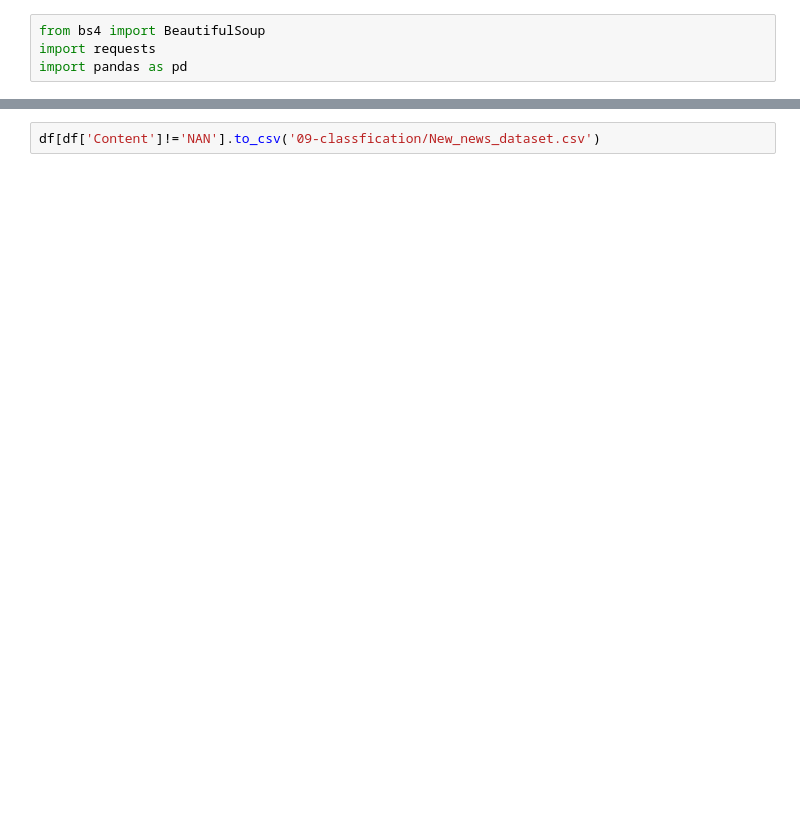
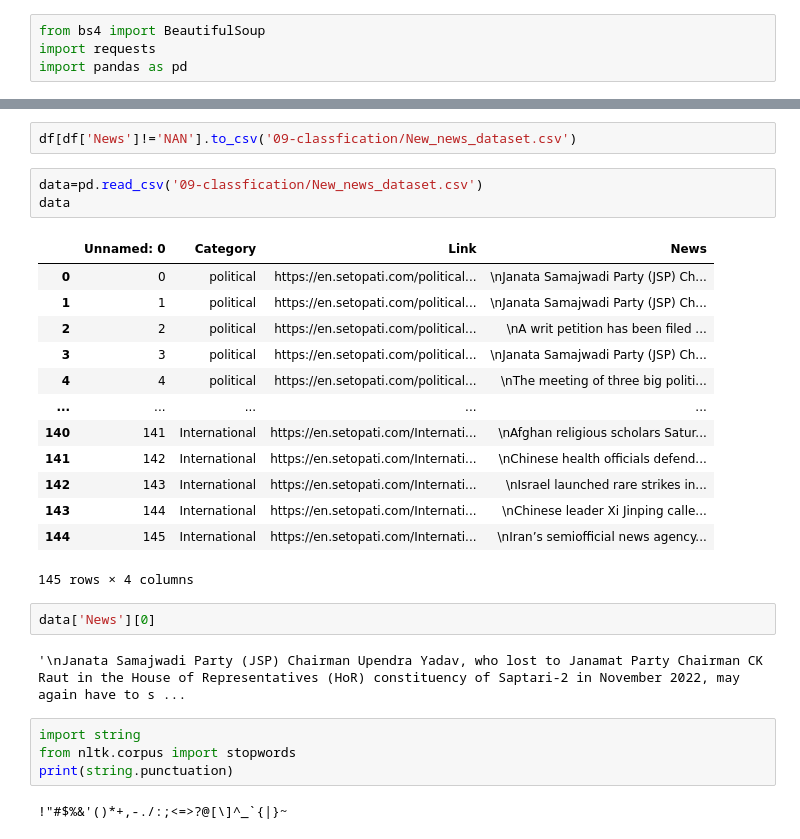
Before and after one commit to Bibhuti4086mukhiya/data-science, a Jupyter notebook: 09-classfication.ipynb, the cells around one changed output, grey strips where cells are left out. Saved outputs shown, nothing was run; the diff lists cells and outputs as text; blank space fills up the shorter version.

```diff
--- a/09-classfication.ipynb
+++ b/09-classfication.ipynb
@@ -50,3 +50,30 @@ df
 146 rows × 3 columns
 # %%
-df[df['Content']!='NAN'].to_csv('09-classfication/New_news_dataset.csv')
+df[df['News']!='NAN'].to_csv('09-classfication/New_news_dataset.csv')
+# %%
+data=pd.read_csv('09-classfication/New_news_dataset.csv')
+data
+# %% [output]
+|  | Unnamed: 0 | Category | Link | News |
+| 0 | 0 | political | https://en.setopati.com/political... | \nJanata Samajwadi Party (JSP) Ch... |
+| 1 | 1 | political | https://en.setopati.com/political... | \nJanata Samajwadi Party (JSP) Ch... |
+| 2 | 2 | political | https://en.setopati.com/political... | \nA writ petition has been filed ... |
+| 3 | 3 | political | https://en.setopati.com/political... | \nJanata Samajwadi Party (JSP) Ch... |
+| 4 | 4 | political | https://en.setopati.com/political... | \nThe meeting of three big politi... |
+| ... | ... | ... | ... | ... |
+| 140 | 141 | International | https://en.setopati.com/Internati... | \nAfghan religious scholars Satur... |
+| 141 | 142 | International | https://en.setopati.com/Internati... | \nChinese health officials defend... |
+| 142 | 143 | International | https://en.setopati.com/Internati... | \nIsrael launched rare strikes in... |
+| 143 | 144 | International | https://en.setopati.com/Internati... | \nChinese leader Xi Jinping calle... |
+| 144 | 145 | International | https://en.setopati.com/Internati... | \nIran’s semiofficial news agency... |
+145 rows × 4 columns
+# %%
+data['News'][0]
+# %% [output]
+'\nJanata Samajwadi Party (JSP) Chairman Upendra Yadav, who lost to Janamat Party Chairman CK Raut in the House of Representatives (HoR) constituency of Saptari-2 in November 2022, may again have to s ...
+# %%
+import string
+from nltk.corpus import stopwords
+print(string.punctuation)
+# %% [output]
+!"#$%&'()*+,-./:;<=>?@[\]^_`{|}~
```
Also changed, not shown: parts of 8 cells of this notebook, 1 other file.
